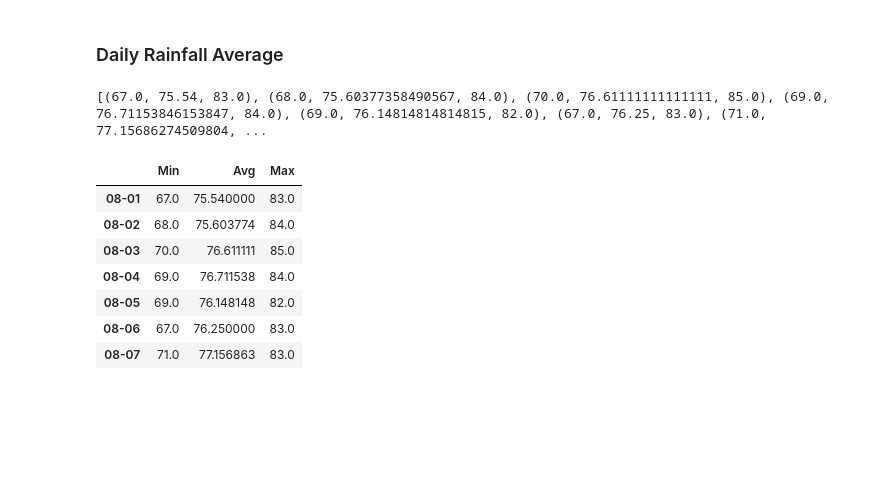
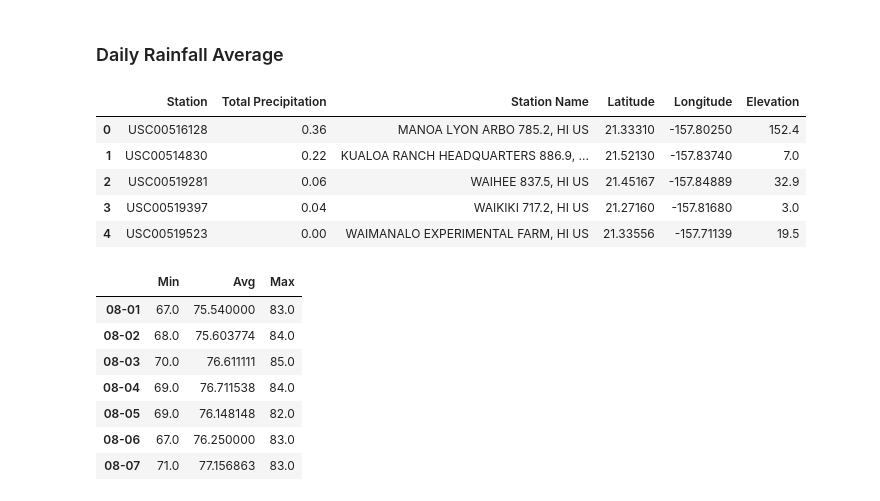
Before and after one commit to beaujeffrey03/sqlalchemy-challenge, a Jupyter notebook: temp_analysis_bonus_2_starter.ipynb, the cells around one changed output. Cells and saved outputs as stored; diff of their text form; code cells hidden in the pictures; blank space fills up the shorter version.

```diff
--- a/temp_analysis_bonus_2_starter.ipynb
+++ b/temp_analysis_bonus_2_starter.ipynb
@@ -104,3 +94,39 @@ plt.show()
+# %%
+# Calculate the total amount of rainfall per weather station for your trip dates using the previous year's
+# matching dates.
+# Sort this in descending order by precipitation amount and list the station, name, latitude, longitude, and elevation
+measurement_results = session.query(measurement.station, func.sum(measurement.prcp)).\
+                                    filter(measurement.date >= '2017-08-01').\
+                                    filter(measurement.date <= '2017-08-07').\
+                                    group_by(measurement.station).\
+                                    order_by(measurement.prcp.desc()).all()
+
+prcp_df = pd.DataFrame(measurement_results, columns=['station', 'prcp'])
+prcp_df = prcp_df.sort_values('prcp', ascending=False)
+
+station_results = session.query(station.id, station.station, station.name, station.latitude, station.longitude,  station.elevation).\
+    order_by(station.id.asc()).all()
+
+station_df = pd.DataFrame(station_results, columns=['id', 'station', 'name', 'latitude', 'longitude', 'elevation'])
+station_df.set_index('id', inplace=True)
+station_df = station_df.dropna()
+station_df.dtypes
+
+station_prcp_df = prcp_df.merge(station_df, on='station', how='left')
+station_prcp_df = station_prcp_df.rename(columns={'station': 'Station',
+                                                  'prcp': 'Total Precipitation',
+                                                  'name': 'Station Name',
+                                                  'latitude': 'Latitude',
+                                                  'longitude': 'Longitude',
+                                                  'elevation': 'Elevation'})
+station_prcp_df
+# %% [output]
+|  | Station | Total Precipitation | Station Name | Latitude | Longitude | Elevation |
+| 0 | USC00516128 | 0.36 | MANOA LYON ARBO 785.2, HI US | 21.33310 | -157.80250 | 152.4 |
+| 1 | USC00514830 | 0.22 | KUALOA RANCH HEADQUARTERS 886.9, ... | 21.52130 | -157.83740 | 7.0 |
+| 2 | USC00519281 | 0.06 | WAIHEE 837.5, HI US | 21.45167 | -157.84889 | 32.9 |
+| 3 | USC00519397 | 0.04 | WAIKIKI 717.2, HI US | 21.27160 | -157.81680 | 3.0 |
+| 4 | USC00519523 | 0.00 | WAIMANALO EXPERIMENTAL FARM, HI US | 21.33556 | -157.71139 | 19.5 |
 # %%
 # calculate the daily normals for your trip
 # push each tuple of calculations into a list called `normals`
@@ -127,10 +153,6 @@ def daily_normals(date):
 
 for date in range_list:
     normals.append(daily_normals(date)[0])
-
-print(normals)
-# %% [output]
-[(67.0, 75.54, 83.0), (68.0, 75.60377358490567, 84.0), (70.0, 76.61111111111111, 85.0), (69.0, 76.71153846153847, 84.0), (69.0, 76.14814814814815, 82.0), (67.0, 76.25, 83.0), (71.0, 77.15686274509804, ...
 # %%
 # Load the previous query results into a Pandas DataFrame and add the `trip_dates` range as the `date` index
 trip_df = pd.DataFrame(normals, index=range_list, columns=['Min', 'Avg', 'Max'])
```
Also changed, not shown: parts of 2 cells of this notebook, 1 other file.
